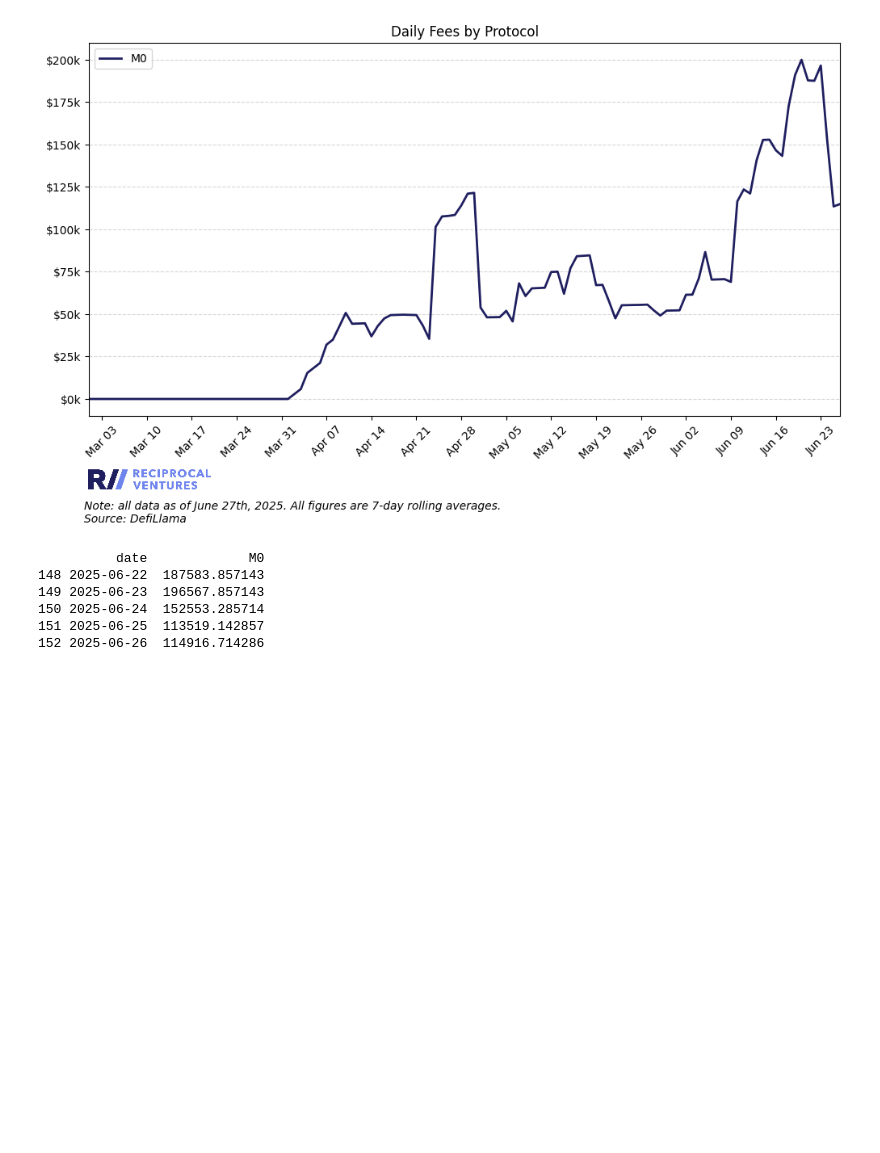
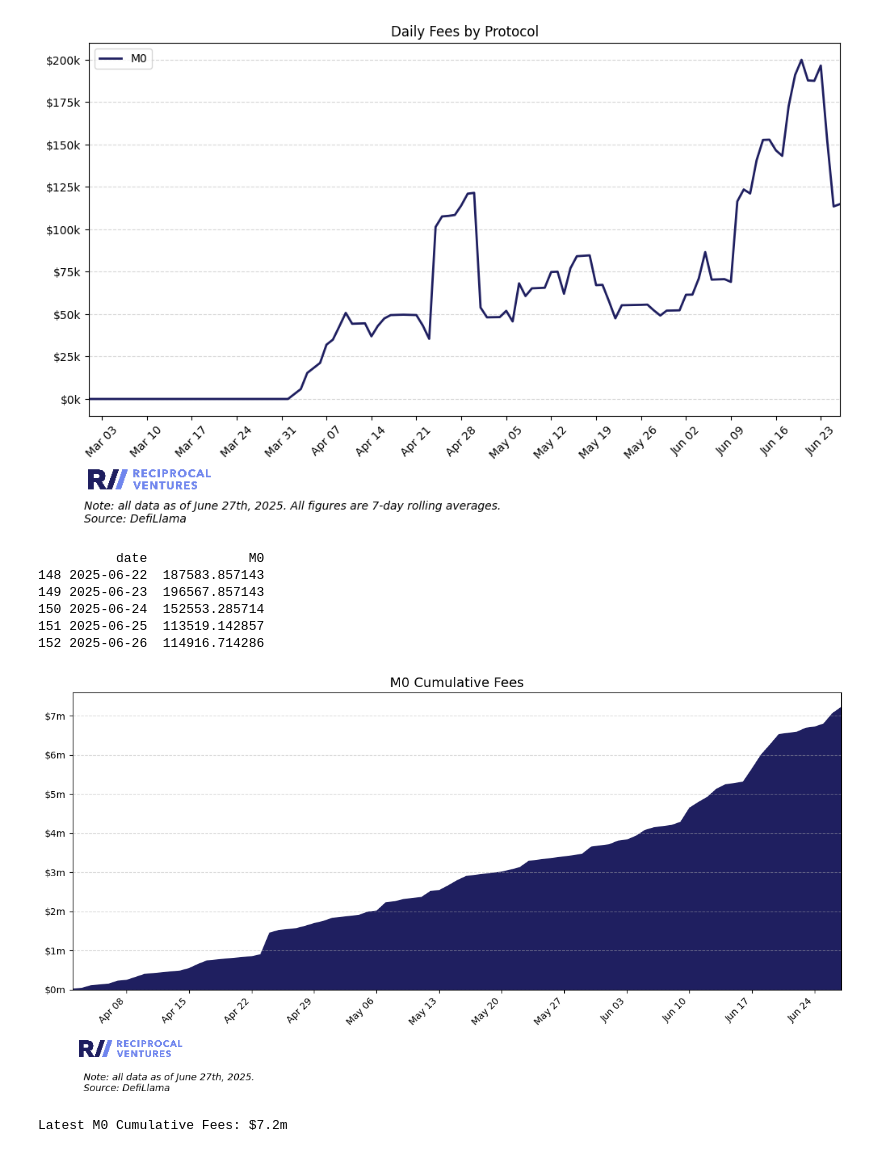
Before and after one commit to jimboevans/twitter-data-cuts, a Jupyter notebook: june-25-analysis.ipynb, the cells around one changed output. Saved outputs shown, nothing was run; the diff lists cells and outputs as text; code cells hidden in the pictures; blank space fills up the shorter version.

Commit message:
add cumulative fees chart

```diff
--- a/june-25-analysis.ipynb
+++ b/june-25-analysis.ipynb
@@ -1696,0 +1756,8 @@ fees_or_revenue_timeseries(metric, assets, start_date, end_date)
+# %%
+metric = 'dailyFees' # 'dailyFees' or 'dailyRevenue'
+assets = {'M0': 'M0'}
+
+cumulitative_metric(metric, assets)
+# %% [output]
+[figure, added]
+Latest M0 Cumulative Fees: $7.2m
```
Also changed, not shown: parts of 1 cell of this notebook, 1 other file.
